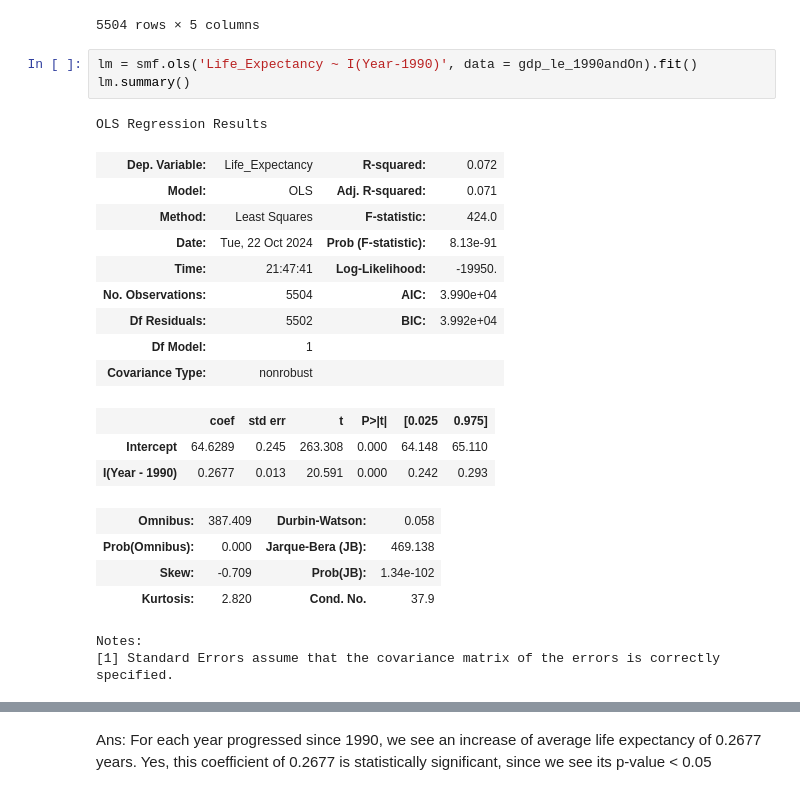
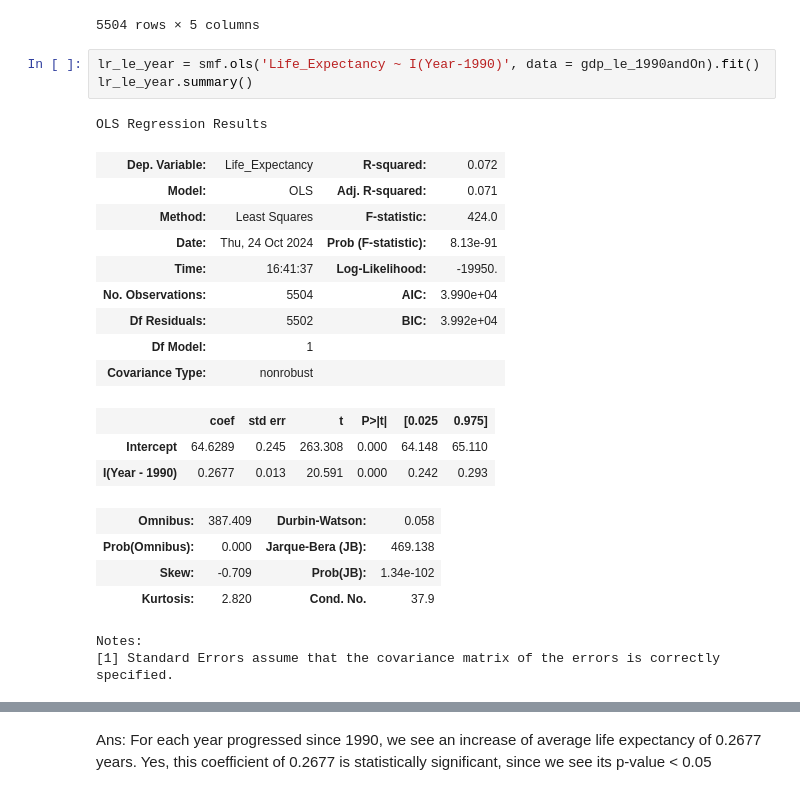
Before and after one commit to nss-data-science-cohort-8/un-linear-regression-MultidisciplinaryDeepDives, a Jupyter notebook: notebooks/UN_LinearRegression_In-ClassProject.ipynb, the cells around one changed output, grey strips where cells are left out. Saved outputs shown, nothing was run; the diff lists cells and outputs as text.

```diff
--- a/notebooks/UN_LinearRegression_In-ClassProject.ipynb
+++ b/notebooks/UN_LinearRegression_In-ClassProject.ipynb
@@ -128,15 +131,15 @@ gdp_le_1990andOn
 | 5503 | Zimbabwe | 1990 | 2704.757299 | Africa | 59.426 |
 5504 rows × 5 columns
 # %%
-lm = smf.ols('Life_Expectancy ~ I(Year-1990)', data = gdp_le_1990andOn).fit()
-lm.summary()
+lr_le_year = smf.ols('Life_Expectancy ~ I(Year-1990)', data = gdp_le_1990andOn).fit()
+lr_le_year.summary()
 # %% [output]
 OLS Regression Results
 | Dep. Variable: | Life_Expectancy | R-squared: | 0.072 |
 | Model: | OLS | Adj. R-squared: | 0.071 |
 | Method: | Least Squares | F-statistic: | 424.0 |
-| Date: | Tue, 22 Oct 2024 | Prob (F-statistic): | 8.13e-91 |
-| Time: | 21:47:41 | Log-Likelihood: | -19950. |
+| Date: | Thu, 24 Oct 2024 | Prob (F-statistic): | 8.13e-91 |
+| Time: | 16:41:37 | Log-Likelihood: | -19950. |
 | No. Observations: | 5504 | AIC: | 3.990e+04 |
 | Df Residuals: | 5502 | BIC: | 3.992e+04 |
 | Df Model: | 1 |  |  |
```
Also changed, not shown: parts of 74 cells of this notebook.
